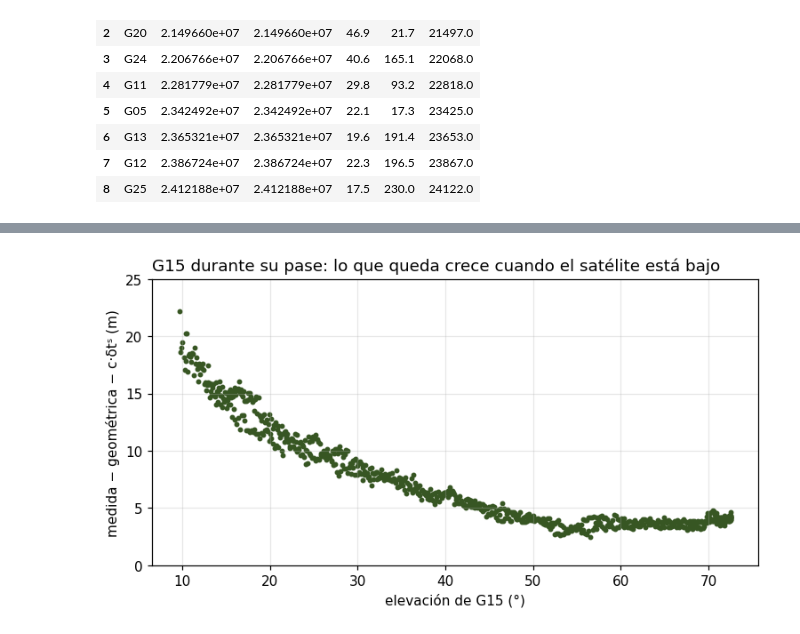
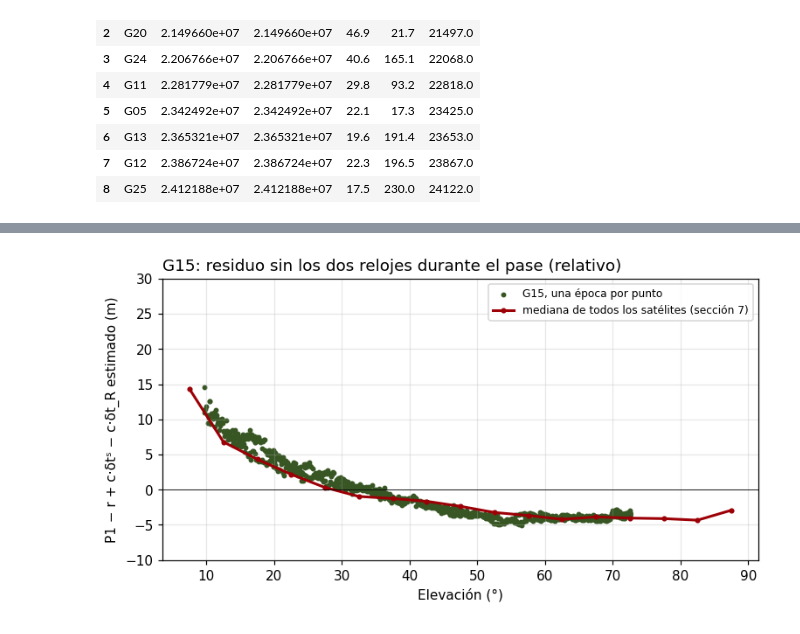
Before and after one commit to jdavidortega/Geographic_Data_Science_with_Python, a Jupyter notebook: Geospatial/gnss_pseudodistancia.ipynb, the cells around one changed output, grey strips where cells are left out. Drawn from its saved outputs; the diff is of its cells as text; code cells hidden in the pictures.

```diff
--- a/Geospatial/gnss_pseudodistancia.ipynb
+++ b/Geospatial/gnss_pseudodistancia.ipynb
@@ -450,0 +624,29 @@ radio de las órbitas en esta época: de 26 395 a 26 854 km
+# %%
+D["resid_sin_reloj"] = D.resid - D.t.map(reloj_usado)   # residuo sin el reloj del receptor: T + I + ε (relativo al valor que se resta)
+print("mediana del residuo sin el reloj del receptor, por intervalo de elevación (m):")
+print(D.groupby(pd.cut(D.el, [0, 10, 20, 30, 50, 90])).resid_sin_reloj.median().round(1).to_string())
+
+fig, (ax1, ax2) = plt.subplots(1, 2, figsize=(11, 3.8))
+ax1.plot(reloj.index, reloj.values, color=AZUL, lw=1, label="mediana de cada época")
+ax1.plot(reloj_usado.index, reloj_usado.values, color=ROJO, lw=1.5, ls="--",       # el valor que se resta desde la sección 8
+         label=f"se resta: {reloj.median():,.1f} m (mediana del día)".replace(",", " ") if estable else "se resta: el valor de cada época")
+ax1.legend(loc="best", fontsize=8)
+ax1.ticklabel_format(axis="y", useOffset=False, style="plain")     # que el eje muestre el valor completo, no una diferencia
+ax1.xaxis.set_major_formatter(mdates.DateFormatter("%H:%M"))
+ax1.set_xlabel("Tiempo GPS (hh:mm)")
+ax1.set_ylabel("Desfase del reloj del receptor c·δt_R (m)")
+ax1.set_title(f"{ESTACION[:4]}: c·δt_R por época (mediana)", loc="left")
+ax1.grid(alpha=0.3)
+ax2.scatter(D.el, D.resid_sin_reloj, s=1, alpha=0.2, color=VERDE, label=f"un satélite en una época ({len(D):,} puntos)".replace(",", " "))
+tramos = pd.cut(D.el, np.arange(0, 95, 5))                                  # intervalos de 5° de elevación
+por_tramo = D.groupby(tramos).resid_sin_reloj.median()
+ax2.plot([t.mid for t in por_tramo.index], por_tramo.values, color=ROJO, lw=2, marker="o", ms=3, label="mediana por intervalo de 5°")
+ax2.axhline(0, color="k", lw=0.6)
+ax2.set_ylim(-20, 40)
+ax2.set_xlabel("Elevación (°)")
+ax2.set_ylabel("Residuo − c·δt_R estimado (m)")
+ax2.set_title("Residuo sin el reloj del receptor (relativo)", loc="left")
+leyenda = ax2.legend(loc="upper right", fontsize=8)
+leyenda.legend_handles[0].set_sizes([12])           # que el punto de la leyenda se vea
+leyenda.legend_handles[0].set_alpha(1)
+ax2.grid(alpha=0.3);
@@ -498,14 +729,18 @@ Tras corregir el reloj del satélite quedan unos metros, y son mayores para los
 # %%
 pase = pase.copy()
 pase["r"] = np.sqrt((rx[0] - pase["xs"])**2 + (rx[1] - pase["ys"])**2 + (rx[2] - pase["zs"])**2)
-pase["resid"] = pase.P1 - pase.r + C * pase.dts      # medida − geométrica − (−c·δtˢ)
+pase["resid"] = pase.P1 - pase.r + C * pase.dts - reloj_usado.reindex(pase.index).values   # medida − geométrica + c·δtˢ − c·δt_R (sección 7)
 
 fig, ax = plt.subplots(figsize=(8, 3.8))
-ax.scatter(pase.el, pase.resid, s=8, color=VERDE)
-ax.set_xlabel(f"elevación de {SAT} (°)")
-ax.set_ylabel("medida − geométrica + c·δtˢ (m)")
-ax.set_ylim(0, 25)
+ax.scatter(pase.el, pase.resid, s=8, color=VERDE, label=f"{SAT}, una época por punto")
+ax.plot([t.mid for t in por_tramo.index], por_tramo.values, color=ROJO, lw=2, marker="o", ms=3,
+        label="mediana de todos los satélites (sección 7)")
+ax.axhline(0, color="k", lw=0.6)
+ax.set_xlabel("Elevación (°)")
+ax.set_ylabel("P1 − r + c·δtˢ − c·δt_R estimado (m)")
+ax.set_ylim(-10, 30)
+ax.legend(loc="upper right", fontsize=8)
 ax.grid(alpha=0.3)
-ax.set_title(f"{SAT} durante su pase: lo que queda crece cuando el satélite está bajo", loc="left");
+ax.set_title(f"{SAT}: residuo sin los dos relojes durante el pase (relativo)", loc="left");
 # %% [output]
-[figure, old version]
+[figure, new version]
```
Also changed, not shown: parts of 35 cells of this notebook.
